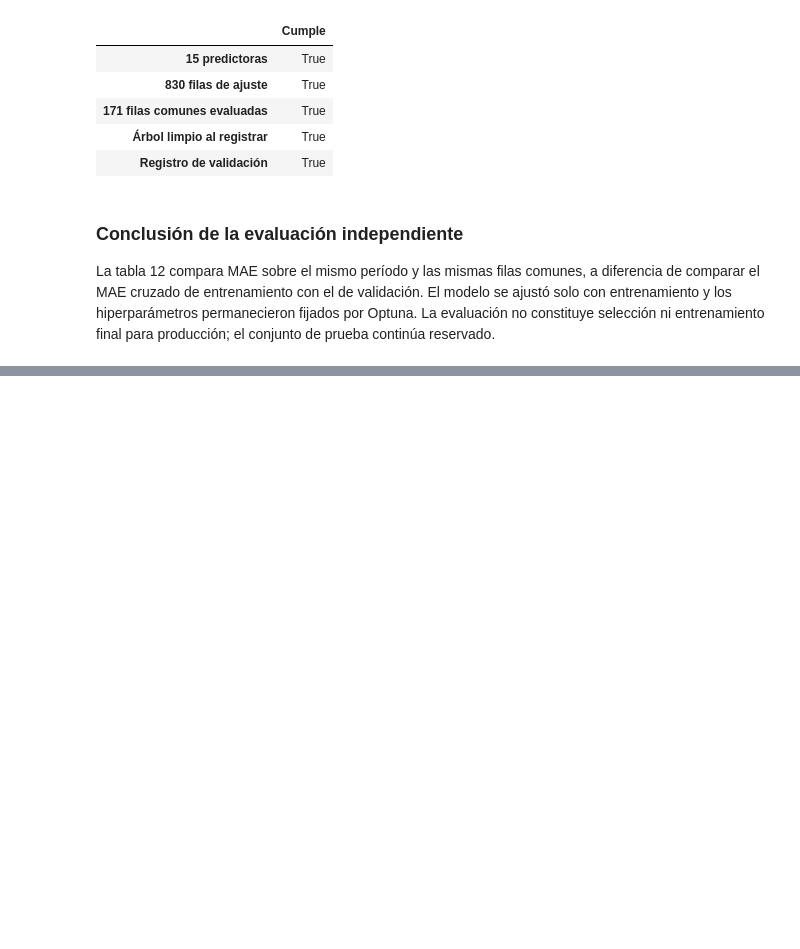
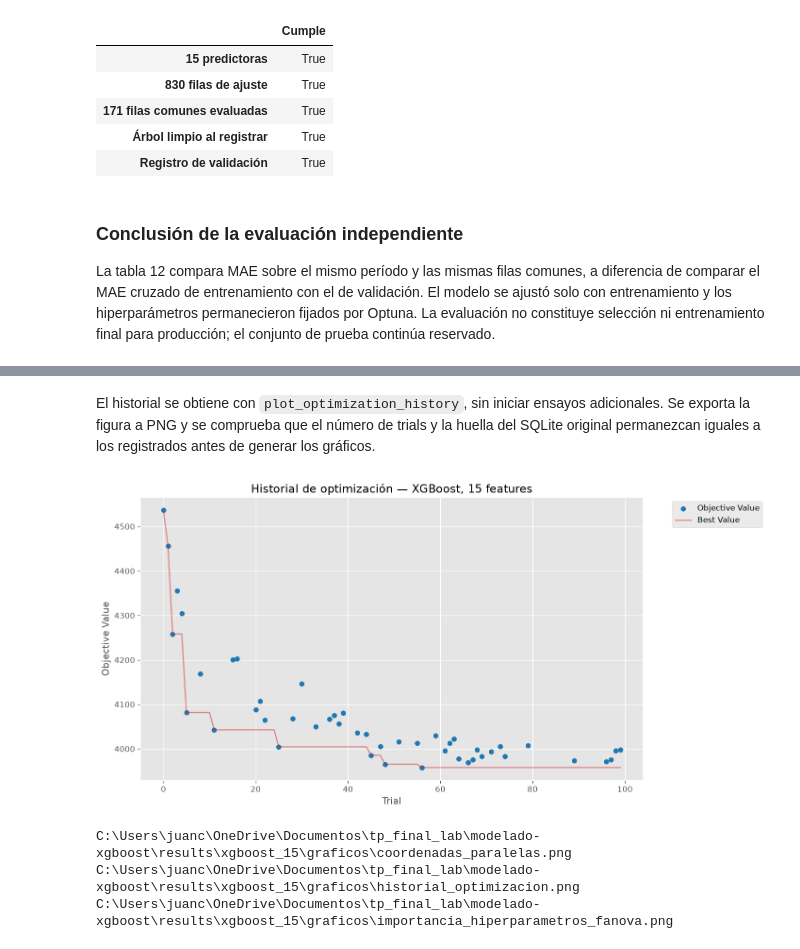
Before and after one commit to AlesioRios/Trabajo-Practico-Final-LD2, a Jupyter notebook: notebooks/modelado_xgboost.ipynb, the cells around one changed output, grey strips where cells are left out. Cells and saved outputs as stored; diff of their text form; code cells hidden in the pictures; blank space fills up the shorter version.

```diff
--- a/notebooks/modelado_xgboost.ipynb
+++ b/notebooks/modelado_xgboost.ipynb
@@ -296,0 +355,21 @@ La tabla 12 compara MAE sobre el mismo período y las mismas filas comunes, a di
+# %% [markdown]
+El historial se obtiene con `plot_optimization_history`, sin iniciar ensayos adicionales. Se exporta la figura a PNG y se comprueba que el número de trials y la huella del SQLite original permanezcan iguales a los registrados antes de generar los gráficos.
+# %%
+eje_historial = plot_optimization_history(estudio_graficos_15)
+fig_historial = eje_historial.figure
+fig_historial.set_size_inches(12, 6)
+eje_historial.set_title("Historial de optimización — XGBoost, 15 features")
+fig_historial.tight_layout()
+fig_historial.savefig(carpeta_png_15 / "historial_optimizacion.png", bbox_inches="tight", facecolor="white")
+plt.show()
+if len(estudio_graficos_15.trials) != cantidad_trials_guardados:
+    raise RuntimeError("Cambió la cantidad de trials.")
+if hashlib.sha256(sqlite_15.read_bytes()).hexdigest() != huella_estudio_antes:
+    raise RuntimeError("Cambió el SQLite original.")
+for archivo_png in sorted(carpeta_png_15.glob("*.png")):
+    print(archivo_png)
+# %% [output]
+[figure, added]
+C:\Users\juanc\OneDrive\Documentos\tp_final_lab\modelado-xgboost\results\xgboost_15\graficos\coordenadas_paralelas.png
+C:\Users\juanc\OneDrive\Documentos\tp_final_lab\modelado-xgboost\results\xgboost_15\graficos\historial_optimizacion.png
+C:\Users\juanc\OneDrive\Documentos\tp_final_lab\modelado-xgboost\results\xgboost_15\graficos\importancia_hiperparametros_fanova.png
```
Also changed, not shown: parts of 9 cells of this notebook, 5 other files.
